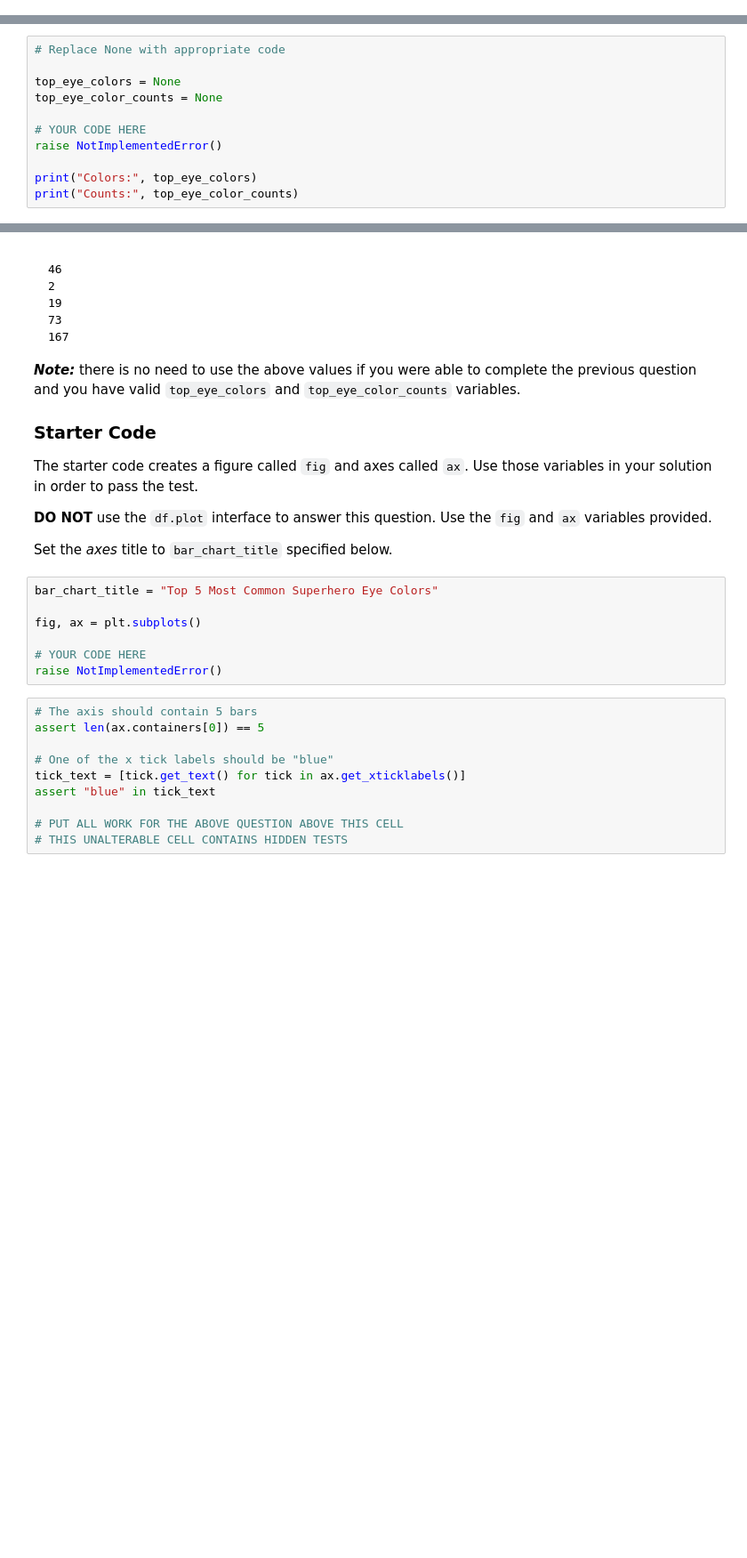
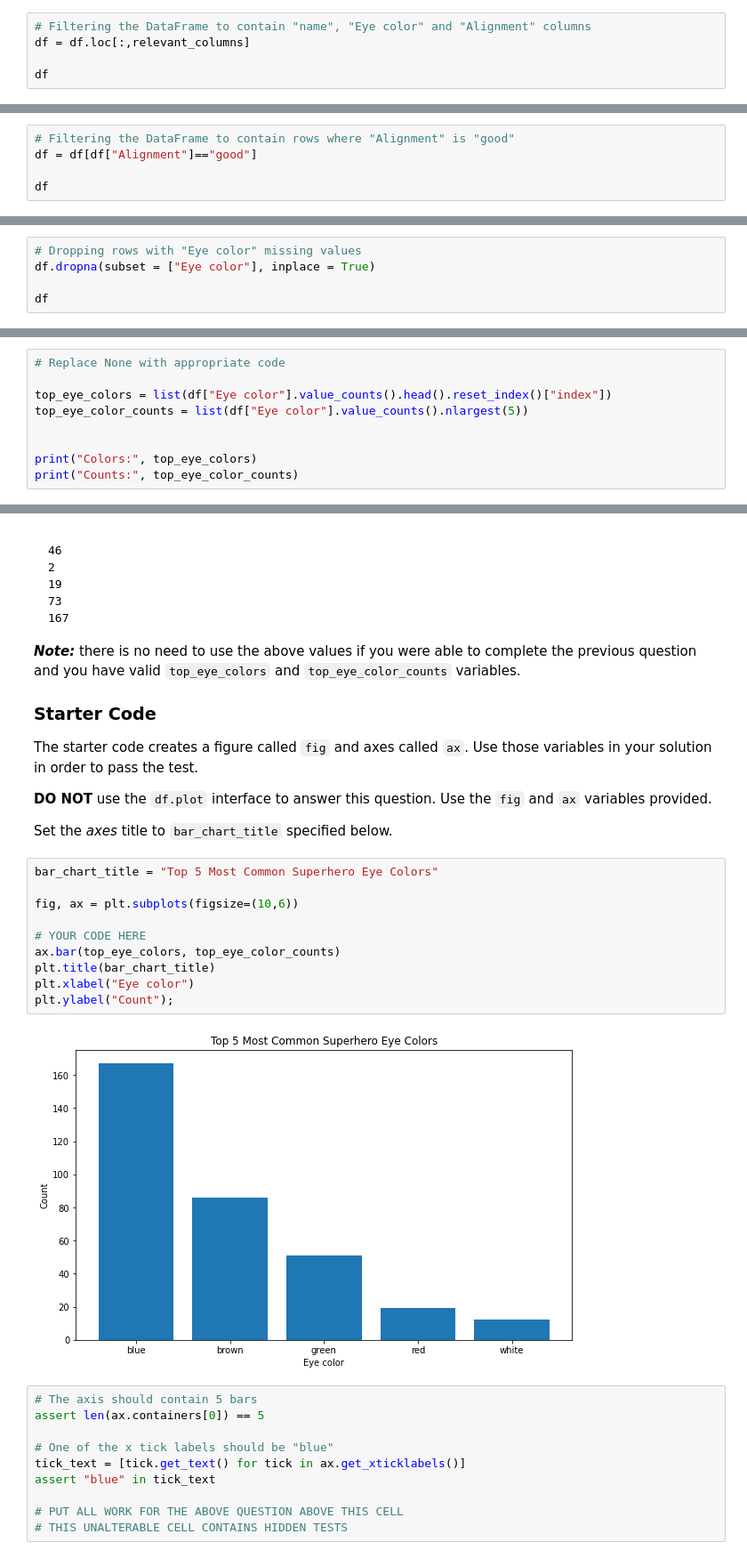
Before and after one commit to Dominic-Mu/Data-Cleaning-with-Pandas-Checkpoint, a Jupyter notebook: index.ipynb, the cells around one changed output, grey strips where cells are left out. Shown: that part at 89% size. Cells and saved outputs as stored; diff of their text form; blank space fills up the shorter version.

```diff
--- a/index.ipynb
+++ b/index.ipynb
@@ -86,0 +82,5 @@ df
+# %%
+# Filtering the DataFrame to contain "name", "Eye color" and "Alignment" columns
+df = df.loc[:,relevant_columns]
+
+df
@@ -103,0 +113,5 @@ df
+# %%
+# Filtering the DataFrame to contain rows where "Alignment" is "good"
+df = df[df["Alignment"]=="good"]
+
+df
@@ -125,0 +160,5 @@ df
+# %%
+# Dropping rows with "Eye color" missing values
+df.dropna(subset = ["Eye color"], inplace = True)
+
+df
@@ -140,11 +197,9 @@ Create a variable `top_eye_colors` that represents the top 5 most common eye col
 # %%
 # Replace None with appropriate code
 
-top_eye_colors = None
-top_eye_color_counts = None
+top_eye_colors = list(df["Eye color"].value_counts().head().reset_index()["index"])
+top_eye_color_counts = list(df["Eye color"].value_counts().nlargest(5))
 
-# YOUR CODE HERE
-raise NotImplementedError()
 
 print("Colors:", top_eye_colors)
 print("Counts:", top_eye_color_counts)
@@ -213,10 +271,15 @@ Set the *axes* title to `bar_chart_title` specified below.
 # %%
 bar_chart_title = "Top 5 Most Common Superhero Eye Colors"
 
-fig, ax = plt.subplots()
+fig, ax = plt.subplots(figsize=(10,6))
 
 # YOUR CODE HERE
-raise NotImplementedError()
+ax.bar(top_eye_colors, top_eye_color_counts)
+plt.title(bar_chart_title)
+plt.xlabel("Eye color")
+plt.ylabel("Count");
+# %% [output]
+[figure, added]
 # %%
 # The axis should contain 5 bars
 assert len(ax.containers[0]) == 5
```
Also changed, not shown: parts of 8 cells of this notebook.
